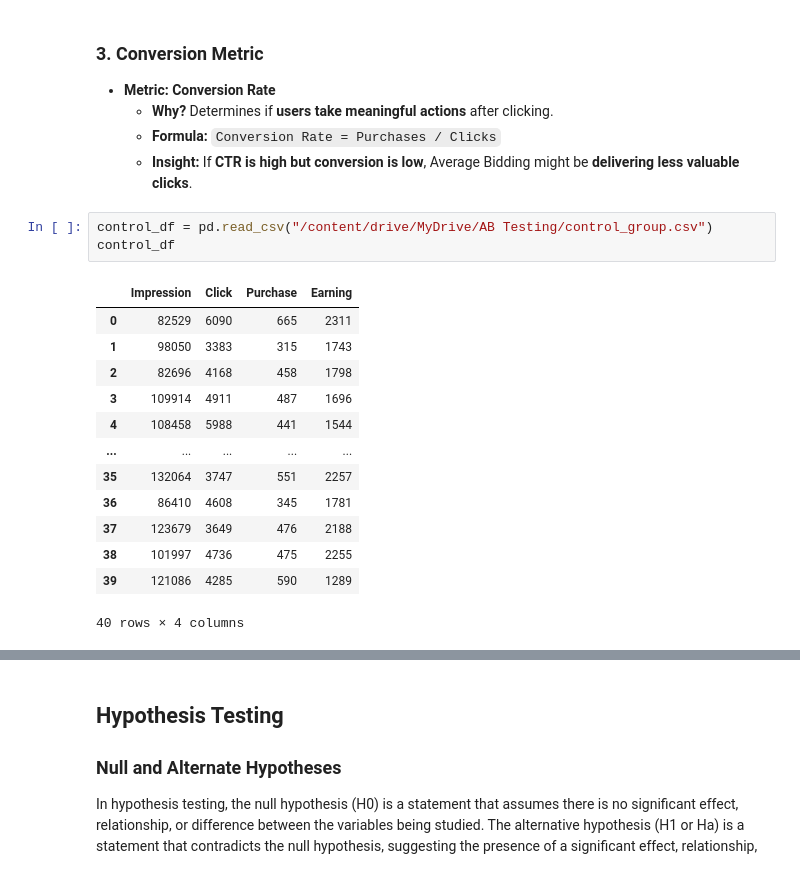
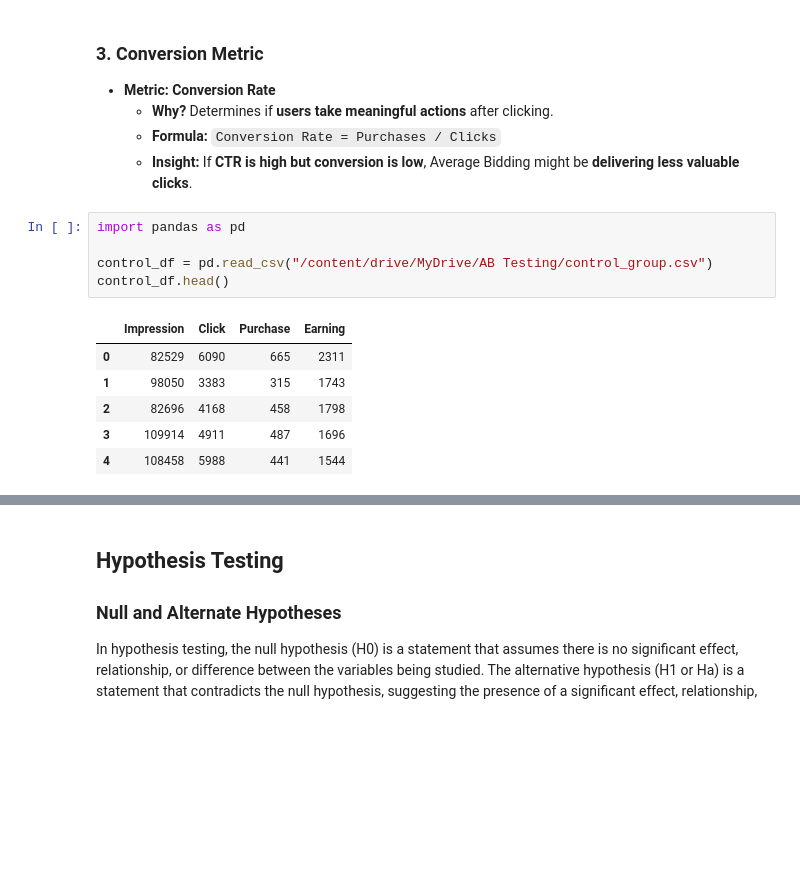
Before and after one commit to nee1k/ab_testing, a Jupyter notebook: Social_Media_A_B_Testing.ipynb, the cells around one changed output, grey strips where cells are left out. Saved outputs shown, nothing was run; the diff lists cells and outputs as text; blank space fills up the shorter version.

```diff
--- a/Social_Media_A_B_Testing.ipynb
+++ b/Social_Media_A_B_Testing.ipynb
@@ -165,21 +165,16 @@ Revenue tracks how Facebook monetizes its user base.
   - **Formula:** `Conversion Rate = Purchases / Clicks`
   - **Insight:** If **CTR is high but conversion is low**, Average Bidding might be **delivering less valuable clicks**.
 # %%
+import pandas as pd
+
 control_df = pd.read_csv("/content/drive/MyDrive/AB Testing/control_group.csv")
-control_df
+control_df.head()
 # %% [output]
 |  | Impression | Click | Purchase | Earning |
 | 0 | 82529 | 6090 | 665 | 2311 |
 | 1 | 98050 | 3383 | 315 | 1743 |
 | 2 | 82696 | 4168 | 458 | 1798 |
 | 3 | 109914 | 4911 | 487 | 1696 |
 | 4 | 108458 | 5988 | 441 | 1544 |
-| ... | ... | ... | ... | ... |
-| 35 | 132064 | 3747 | 551 | 2257 |
-| 36 | 86410 | 4608 | 345 | 1781 |
-| 37 | 123679 | 3649 | 476 | 2188 |
-| 38 | 101997 | 4736 | 475 | 2255 |
-| 39 | 121086 | 4285 | 590 | 1289 |
-40 rows × 4 columns
 # %%
 test_df = pd.read_csv("/content/drive/MyDrive/AB Testing/test_group.csv")
```
Also changed, not shown: parts of 3 cells of this notebook.
